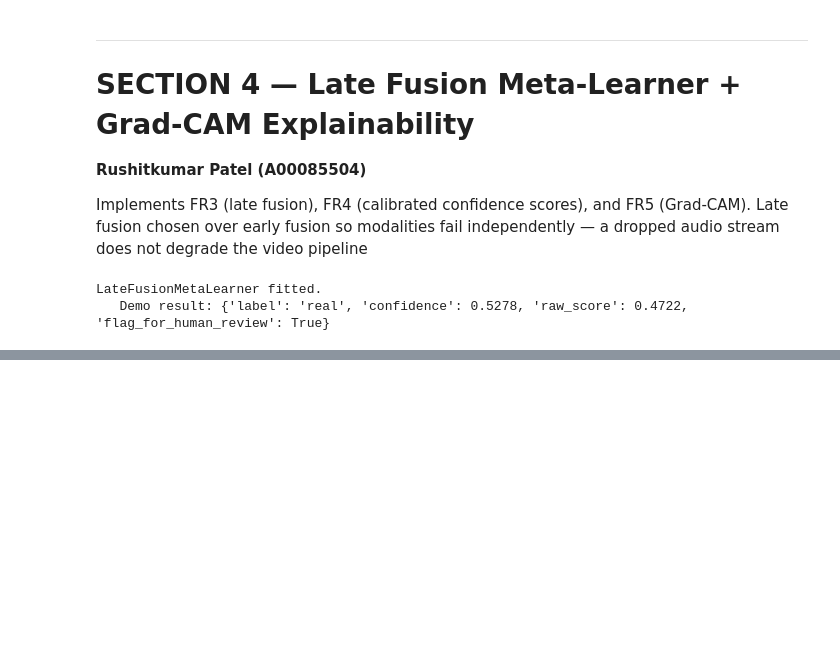
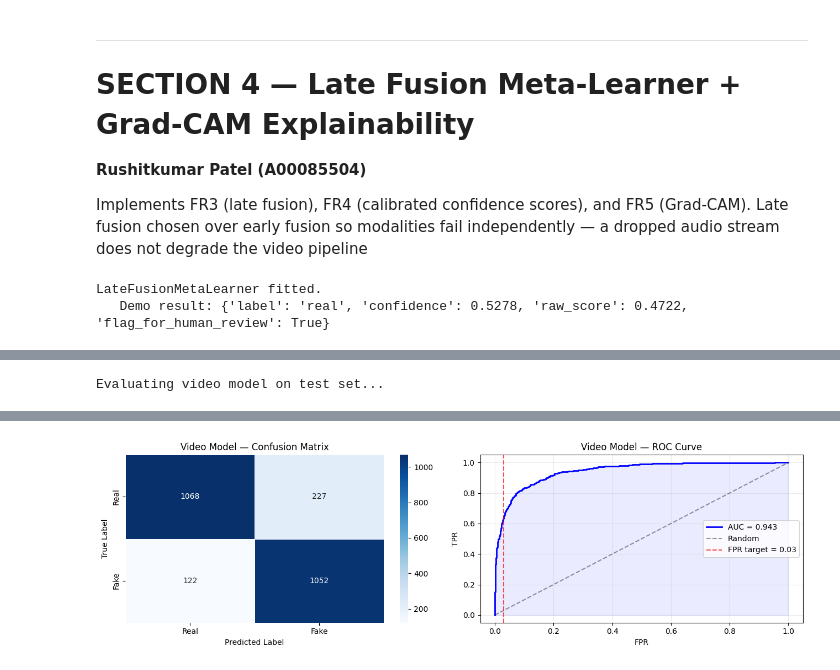
Before and after one commit to rushitpatel2311/Group_7_Deepfake_Detection, a Jupyter notebook: Group_7_Deepfake_Detection.ipynb, the cells around one changed output, grey strips where cells are left out. Cells and saved outputs as stored; diff of their text form; code cells hidden in the pictures; blank space fills up the shorter version.

```diff
--- a/Group_7_Deepfake_Detection.ipynb
+++ b/Group_7_Deepfake_Detection.ipynb
@@ -1361,0 +1468,79 @@ Grad-CAM initialised.  CAM shape: (224, 224)  range: [0.00, 1.00]
+# %%
+
+# ==================== Comprehensive test-set evaluation ====================
+
+def full_evaluation(model, loader, device, model_name: str) -> tuple:
+    """
+    Computes AUC, accuracy, FPR, TPR, precision, F1.
+    Plots confusion matrix and ROC curve.
+    Checks compliance with Part 1 NFR2.
+    Returns (metrics_dict, probs_np, labels_np)
+    """
+    criterion = nn.CrossEntropyLoss()
+    _, auc, acc, probs, labels = evaluate_loader(model, loader, criterion, device)
+    preds = (probs > 0.5).astype(int)
+
+    cm = confusion_matrix(labels, preds)
+    m  = {'auc': auc, 'accuracy': acc}
+    if cm.shape == (2, 2):
+        tn, fp, fn, tp = cm.ravel()
+        m['fpr']       = fp / (fp + tn) if (fp + tn) > 0 else 0.0
+        m['tpr']       = tp / (tp + fn) if (tp + fn) > 0 else 0.0
+        m['precision'] = tp / (tp + fp) if (tp + fp) > 0 else 0.0
+        denom          = m['precision'] + m['tpr']
+        m['f1']        = 2 * m['precision'] * m['tpr'] / denom if denom > 0 else 0.0
+    else:
+        m.update({'fpr': 0., 'tpr': 0., 'precision': 0., 'f1': 0.})
+
+    print(f"\n{'='*58}")
+    print(f"  {model_name.upper()} — TEST SET RESULTS")
+    print(f"{'='*58}")
+    print(f"  AUC       : {m['auc']:.4f}   target ≥ {CFG['auc_target']}  "
+          f"{'✅' if m['auc'] >= CFG['auc_target'] else '⚠️  (demo mode — use real data)'}")
+    print(f"  Accuracy  : {m['accuracy']:.4f}")
+    print(f"  FPR       : {m['fpr']:.4f}   target ≤ {CFG['fpr_target']}  "
+          f"{'✅' if m['fpr'] <= CFG['fpr_target'] else '⚠️'}")
+    print(f"  TPR (Rec) : {m['tpr']:.4f}")
+    print(f"  Precision : {m['precision']:.4f}")
+    print(f"  F1        : {m['f1']:.4f}")
+    print(f"{'='*58}")
+
+    fig, axes = plt.subplots(1, 2, figsize=(13, 4))
+
+    # Confusion matrix
+    sns.heatmap(cm, annot=True, fmt='d', cmap='Blues', ax=axes[0],
+                xticklabels=['Real', 'Fake'], yticklabels=['Real', 'Fake'],
+                linewidths=0.5)
+    axes[0].set_title(f'{model_name} — Confusion Matrix')
+    axes[0].set_ylabel('True Label'); axes[0].set_xlabel('Predicted Label')
+
+    # ROC curve
+    if len(np.unique(labels)) > 1:
+        fpr_c, tpr_c, _ = roc_curve(labels, probs)
+        axes[1].plot(fpr_c, tpr_c, 'b-', lw=2, label=f'AUC = {auc:.3f}')
+        axes[1].fill_between(fpr_c, tpr_c, alpha=0.08, color='blue')
+    axes[1].plot([0, 1], [0, 1], 'k--', alpha=0.4, label='Random')
+    axes[1].axvline(CFG['fpr_target'], color='r', ls='--', alpha=0.7,
+                    label=f"FPR target = {CFG['fpr_target']}")
+    axes[1].set_xlabel('FPR'); axes[1].set_ylabel('TPR')
+    axes[1].set_title(f'{model_name} — ROC Curve')
+    axes[1].legend(); axes[1].grid(alpha=0.25)
+
+    plt.tight_layout()
+    fname = f'{model_name.lower().replace(" ","_")}_evaluation.png'
+    plt.savefig(fname, dpi=130, bbox_inches='tight')
+    plt.show()
+    print(f"   Saved: {fname}")
+    return m, probs, labels
+
+
+# ==================== Evaluate both models ====================
+print("Evaluating video model on test set...")
+vid_metrics, vid_test_probs, test_labels = full_evaluation(
+    video_model, test_loader, DEVICE, 'Video Model')
+
+print("\nEvaluating audio model on test set...")
+aud_metrics, aud_test_probs, _ = full_evaluation(
+    audio_model, audio_test_loader, DEVICE, 'Audio Model')
+# %% [output]
+Evaluating video model on test set...
@@ -1361,0 +1557 @@ Grad-CAM initialised.  CAM shape: (224, 224)  range: [0.00, 1.00]
+[figure, added]
```
Also changed, not shown: parts of 20 cells of this notebook.
